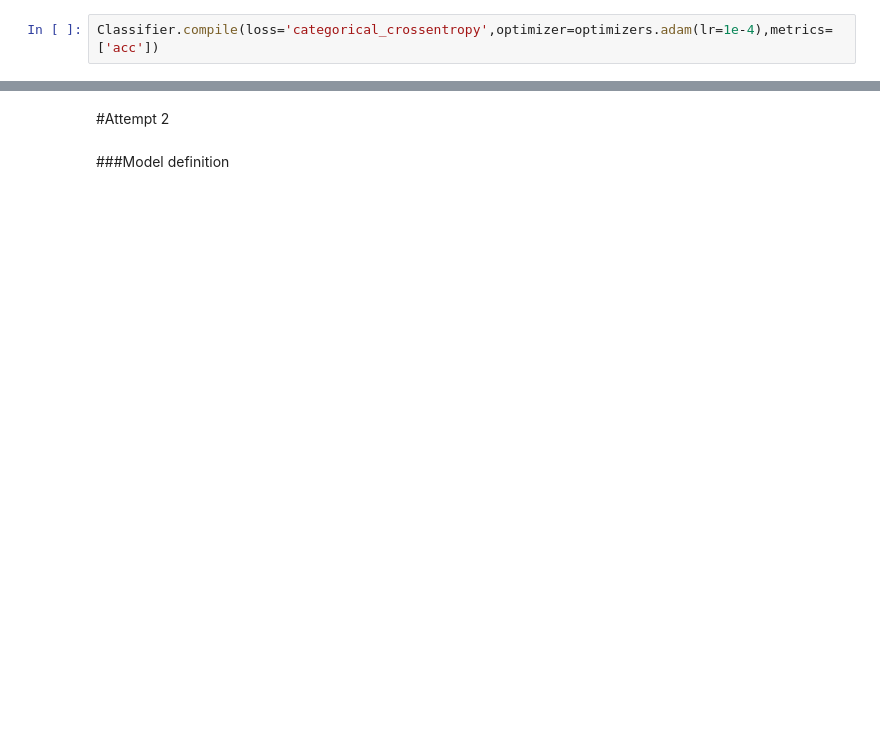
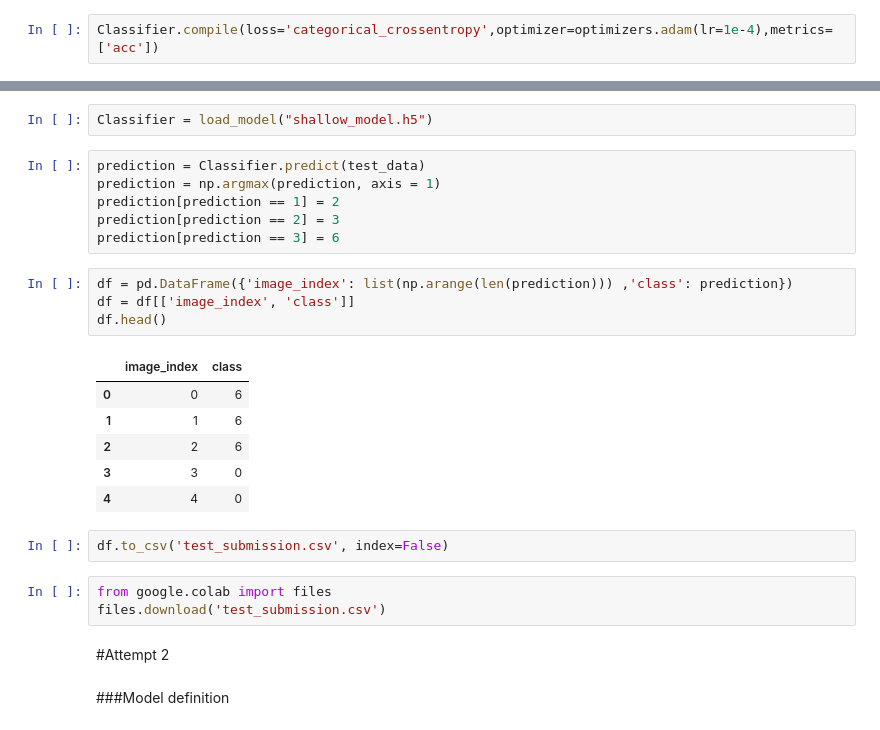
Before and after one commit to Adithya-MN/ML-Task, a Jupyter notebook: CV_Problem/CV_Problem.ipynb, the cells around one changed output, grey strips where cells are left out. Drawn from its saved outputs; the diff is of its cells as text; blank space fills up the shorter version.

```diff
--- a/CV_Problem/CV_Problem.ipynb
+++ b/CV_Problem/CV_Problem.ipynb
@@ -236,3 +256,27 @@ Epoch 1/150
+# %%
+Classifier = load_model("shallow_model.h5")
+# %%
+prediction = Classifier.predict(test_data)
+prediction = np.argmax(prediction, axis = 1)
+prediction[prediction == 1] = 2
+prediction[prediction == 2] = 3
+prediction[prediction == 3] = 6
+# %%
+df = pd.DataFrame({'image_index': list(np.arange(len(prediction))) ,'class': prediction})
+df = df[['image_index', 'class']]
+df.head()
+# %% [output]
+|  | image_index | class |
+| 0 | 0 | 6 |
+| 1 | 1 | 6 |
+| 2 | 2 | 6 |
+| 3 | 3 | 0 |
+| 4 | 4 | 0 |
+# %%
+df.to_csv('test_submission.csv', index=False)
+# %%
+from google.colab import files
+files.download('test_submission.csv')
 # %% [markdown]
 #Attempt 2
 # %% [markdown]
```
Also changed, not shown: parts of 44 cells of this notebook, 1 other file.
